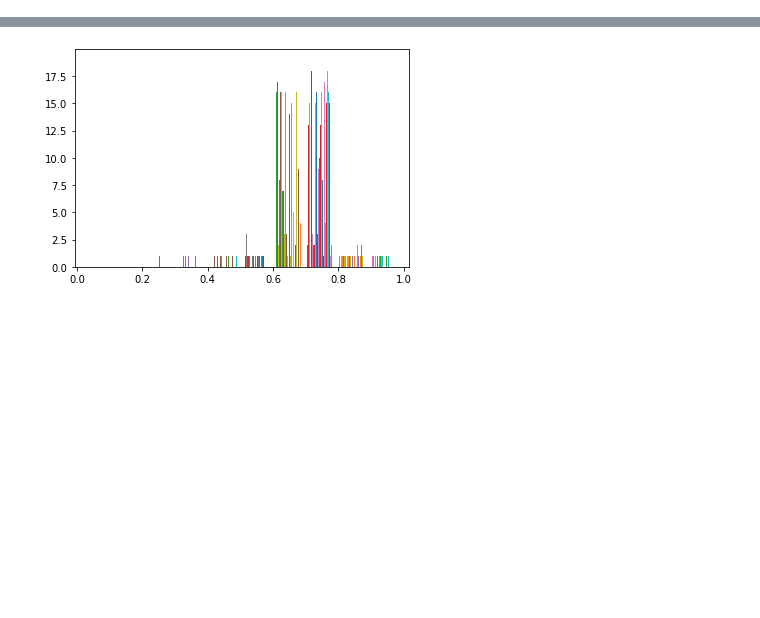
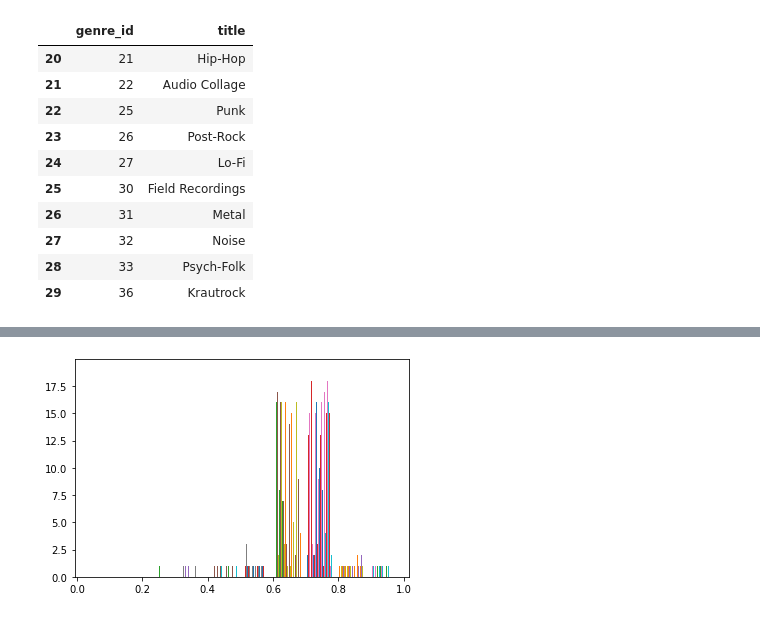
Before and after one commit to MusicalRobots/Musical_Robots, a Jupyter notebook: musical_robots/TrainSVM.ipynb, the cells around one changed output, grey strips where cells are left out. Saved outputs shown, nothing was run; the diff lists cells and outputs as text; code cells hidden in the pictures; blank space fills up the shorter version.

```diff
--- a/musical_robots/TrainSVM.ipynb
+++ b/musical_robots/TrainSVM.ipynb
@@ -11,3 +11,17 @@ from dataset_queries import *
 file_path_df, track_df, genre_df, total_genre_df = create_dataframes(file_paths_path = 'data/all_data_paths.txt' ,
                                                      tracks_csv_path = 'data/fma_metadata/tracks.csv',
                                                      genre_csv_path = 'data/fma_metadata/genres.csv')
+# %%
+total_genre_df.iloc[20:30]
+# %% [output]
+|  | genre_id | title |
+| 20 | 21 | Hip-Hop |
+| 21 | 22 | Audio Collage |
+| 22 | 25 | Punk |
+| 23 | 26 | Post-Rock |
+| 24 | 27 | Lo-Fi |
+| 25 | 30 | Field Recordings |
+| 26 | 31 | Metal |
+| 27 | 32 | Noise |
+| 28 | 33 | Psych-Folk |
+| 29 | 36 | Krautrock |
```
Also changed, not shown: parts of 2 cells of this notebook, 2 other files.
